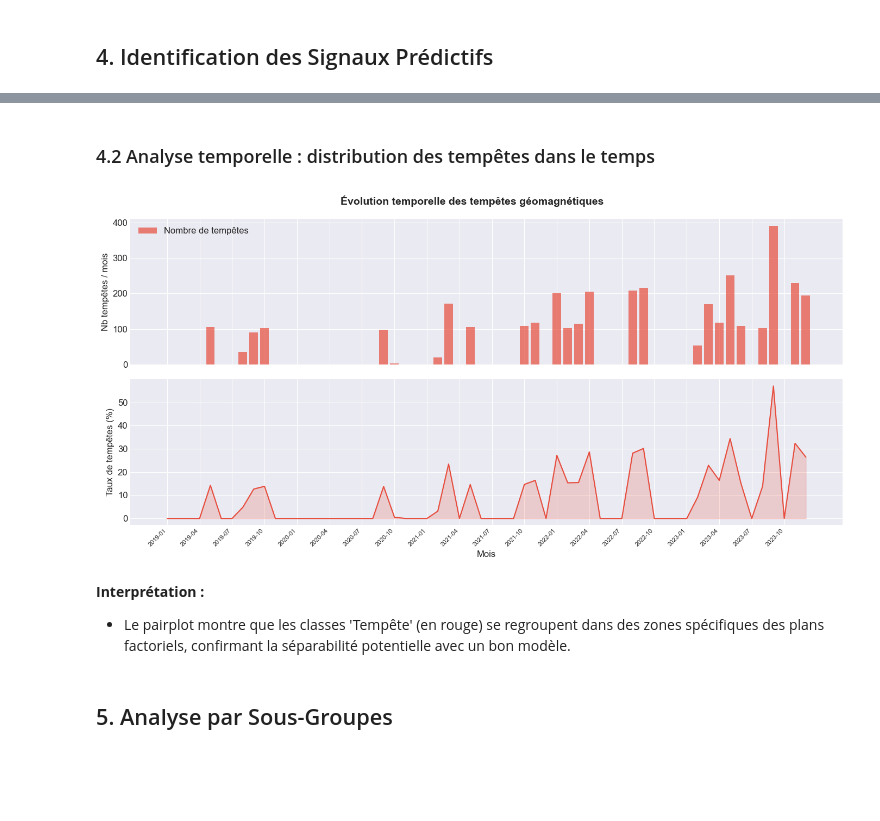
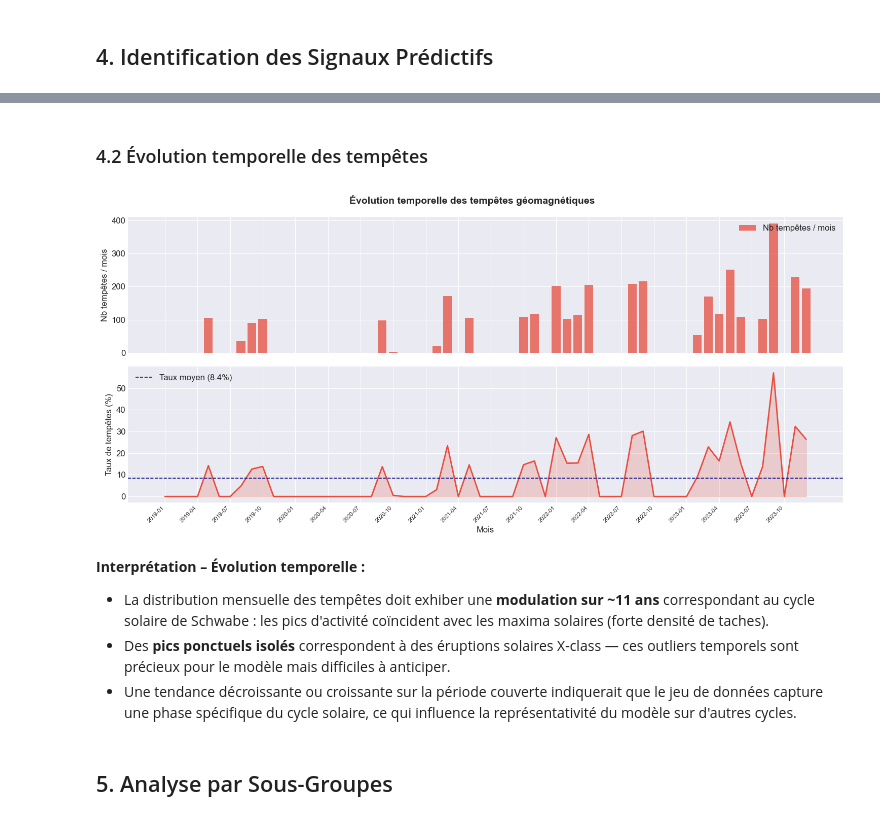
Before and after one commit to douae-rohand/PROJET_AURORAS, a Jupyter notebook: notebooks/02_eda.ipynb, the cells around one changed output, grey strips where cells are left out. Drawn from its saved outputs; the diff is of its cells as text; code cells hidden in the pictures; blank space fills up the shorter version.

```diff
--- a/notebooks/02_eda.ipynb
+++ b/notebooks/02_eda.ipynb
@@ -493,28 +509,32 @@ for feat, r in signals.items():
 # %% [markdown]
 ## 4. Identification des Signaux Prédictifs
 # %%
-# Top features signaux (|r| > 0.05 ou choix expert)
 signal_cols = corr_target[abs(corr_target) > 0.05].index.tolist()
 if not signal_cols:
-    signal_cols = NUM_COLS[:6]  # fallback
+    signal_cols = NUM_COLS[:6]
 
 n = len(signal_cols)
-fig, axes = plt.subplots(1, n, figsize=(4*n, 4))
-if n == 1:
-    axes = [axes]
+ncols = 3
+nrows = (n + ncols - 1) // ncols
+fig, axes = plt.subplots(nrows, ncols, figsize=(5*ncols, 4*nrows))
 fig.suptitle('Distributions par classe — Features signaux', fontsize=14, fontweight='bold')
+axes = axes.flatten()
 
-for ax, col in zip(axes, signal_cols):
-    for cls, color, label in [(0, '#3498DB', 'Pas tempête'), (1, '#E74C3C', 'Tempête')]:
+for idx, col in enumerate(signal_cols):
+    ax = axes[idx]
+    for cls, color, label in [(0, COLOR_CALM, 'Calme'), (1, COLOR_STORM, 'Tempête')]:
         vals = df[df[target] == cls][col].dropna()
         ax.hist(vals, bins=40, alpha=0.55, color=color, label=label, density=True)
-        ax.axvline(vals.mean(), color=color, linestyle='--', linewidth=1.5)
+        ax.axvline(vals.mean(), color=color, ls='--', lw=1.8)
     ax.set_title(col, fontweight='bold', fontsize=9)
-    ax.set_xlabel(col, fontsize=8)
     ax.set_ylabel('Densité', fontsize=8)
     ax.legend(fontsize=7)
 
+# Masquer les axes vides
+for idx in range(n, len(axes)):
+    axes[idx].set_visible(False)
+
 plt.tight_layout()
-plt.savefig('../data/signal_features_distributions.png', bbox_inches='tight')
+plt.savefig('../data/signal_features_distributions.png', bbox_inches='tight', dpi=150)
 plt.show()
 # %% [output]
@@ -561,39 +586,43 @@ display(summary)
 # %% [markdown]
-### 4.2 Analyse temporelle : distribution des tempêtes dans le temps
+### 4.2 Évolution temporelle des tempêtes
 # %%
 if 'timestamp' in df.columns:
     df_time = df.copy()
     df_time['year_month'] = df_time['timestamp'].dt.to_period('M')
     monthly = df_time.groupby('year_month')[target].agg(['sum', 'count'])
     monthly['rate'] = monthly['sum'] / monthly['count'] * 100
 
-    fig, axes = plt.subplots(2, 1, figsize=(14, 7), sharex=True)
+    fig, axes = plt.subplots(2, 1, figsize=(15, 7), sharex=True)
     fig.suptitle('Évolution temporelle des tempêtes géomagnétiques', fontsize=14, fontweight='bold')
 
     x = range(len(monthly))
-    axes[0].bar(x, monthly['sum'], color='#E74C3C', alpha=0.7, label='Nombre de tempêtes')
+    axes[0].bar(x, monthly['sum'], color=COLOR_STORM, alpha=0.75, label='Nb tempêtes / mois')
     axes[0].set_ylabel('Nb tempêtes / mois')
-    axes[0].legend()
+    axes[0].legend(loc='upper right')
 
-    axes[1].plot(x, monthly['rate'], color='#E74C3C', linewidth=1.5)
-    axes[1].fill_between(x, monthly['rate'], alpha=0.2, color='#E74C3C')
+    axes[1].plot(x, monthly['rate'], color=COLOR_STORM, lw=2)
+    axes[1].fill_between(x, monthly['rate'], alpha=0.2, color=COLOR_STORM)
+    axes[1].axhline(pct_target.get(1, 0), color='navy', ls='--', lw=1.2, label=f"Taux moyen ({pct_target.get(1,0):.1f}%)")
     axes[1].set_ylabel('Taux de tempêtes (%)')
     axes[1].set_xlabel('Mois')
+    axes[1].legend()
 
     tick_step = max(1, len(monthly) // 20)
-    axes[1].set_xticks(x[::tick_step])
+    axes[1].set_xticks(list(x)[::tick_step])
     axes[1].set_xticklabels([str(p) for p in monthly.index[::tick_step]], rotation=45, ha='right', fontsize=8)
 
     plt.tight_layout()
-    plt.savefig('../data/temporal_storm_rate.png', bbox_inches='tight')
+    plt.savefig('../data/temporal_storm_rate.png', bbox_inches='tight', dpi=150)
     plt.show()
 else:
-    print('Colonne timestamp non disponible.')
+    print("Colonne 'timestamp' non disponible.")
 # %% [output]
-[figure, old version]
+[figure, new version]
-# %% [markdown]
-**Interprétation :**
-- Le pairplot montre que les classes 'Tempête' (en rouge) se regroupent dans des zones spécifiques des plans factoriels, confirmant la séparabilité potentielle avec un bon modèle.
+# %% [markdown]
+**Interprétation – Évolution temporelle :**
+- La distribution mensuelle des tempêtes doit exhiber une **modulation sur ~11 ans** correspondant au cycle solaire de Schwabe : les pics d'activité coïncident avec les maxima solaires (forte densité de taches).
+- Des **pics ponctuels isolés** correspondent à des éruptions solaires X-class — ces outliers temporels sont précieux pour le modèle mais difficiles à anticiper.
+- Une tendance décroissante ou croissante sur la période couverte indiquerait que le jeu de données capture une phase spécifique du cycle solaire, ce qui influence la représentativité du modèle sur d'autres cycles.
 # %% [markdown]
 ## 5. Analyse par Sous-Groupes
 # %%
```
Also changed, not shown: parts of 81 cells of this notebook, 13 other files.
